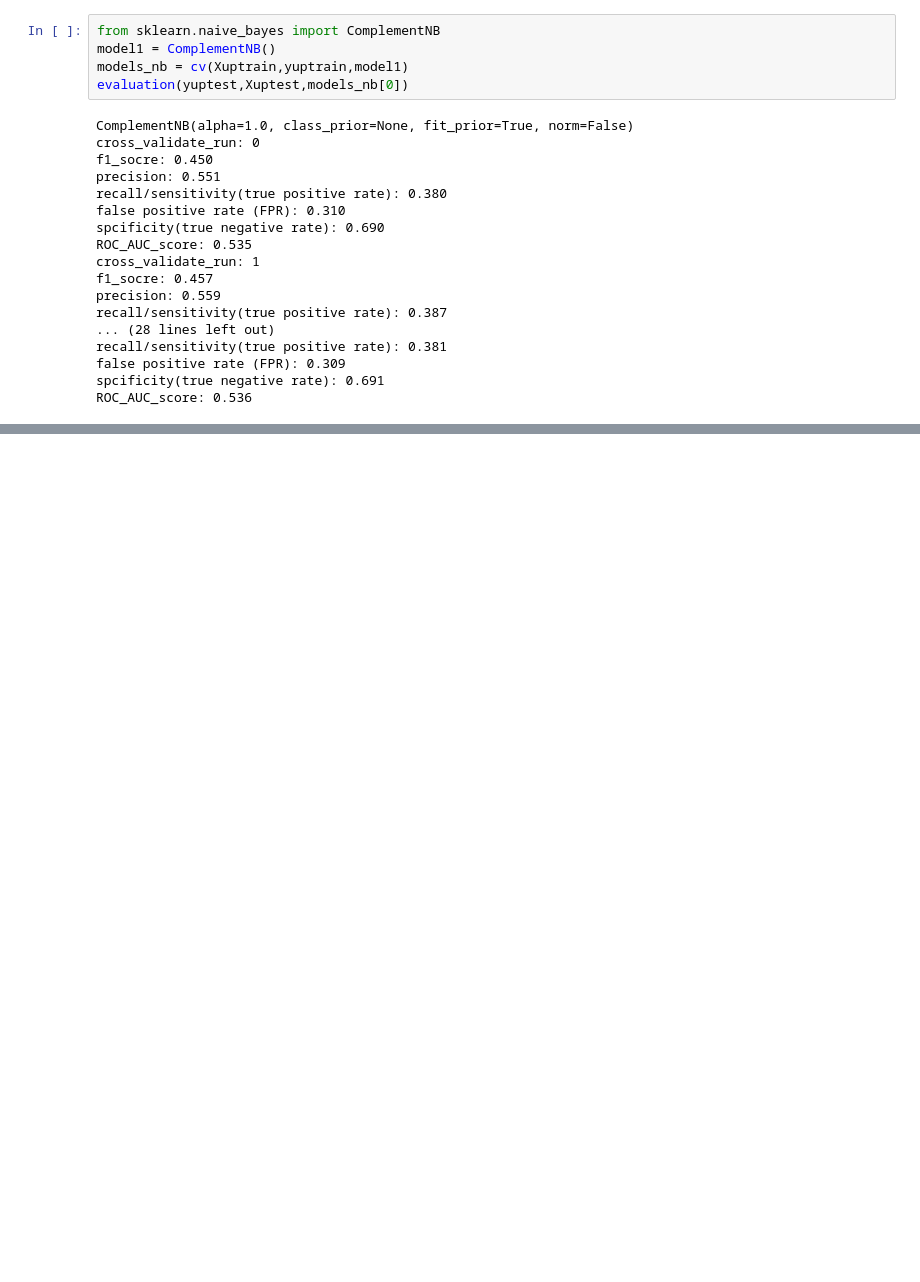
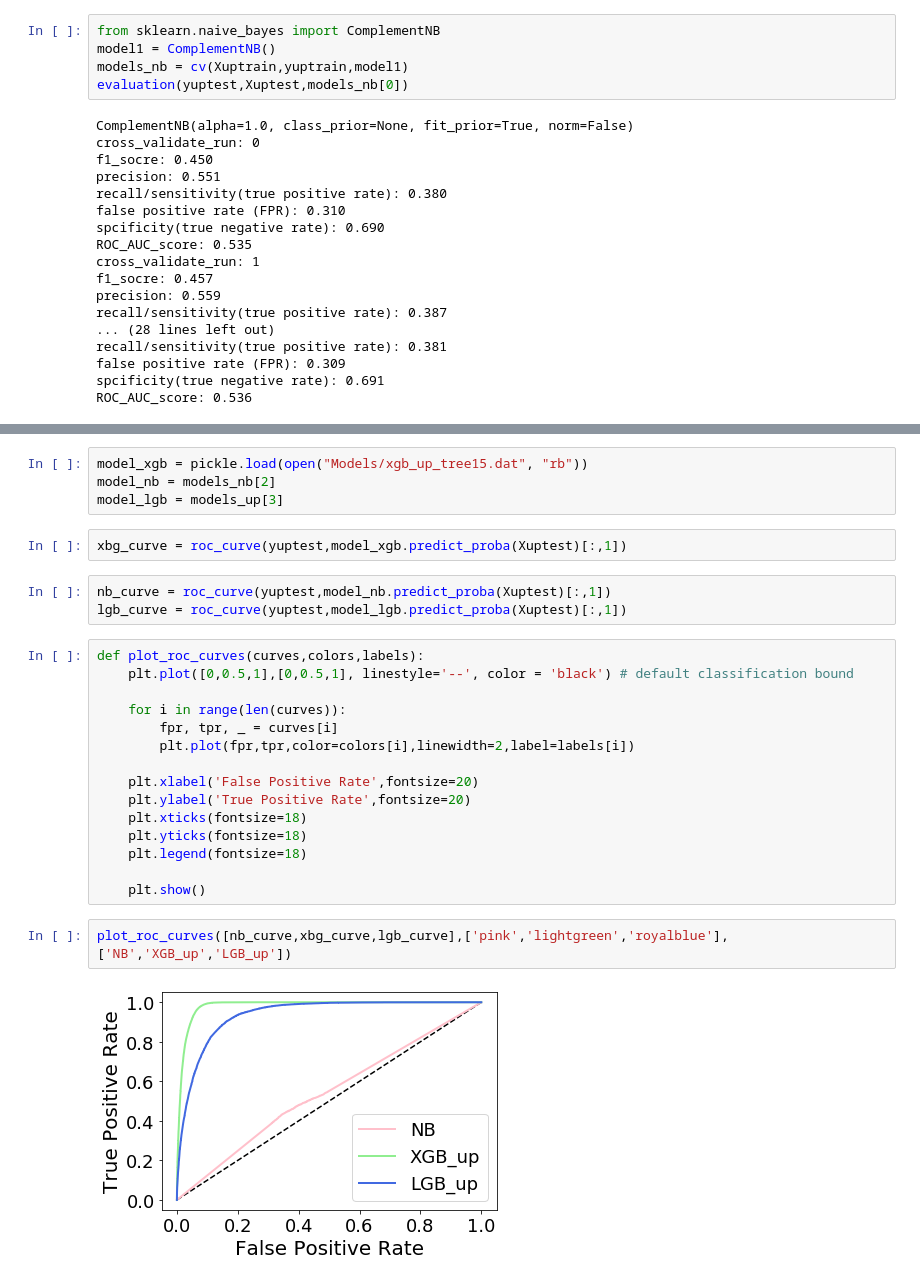
Before and after one commit to Shunling/Insight_HealthDataScience, a Jupyter notebook: Projects/P3/LightGBM_XGB_deeper_tree.ipynb, the cells around one changed output, grey strips where cells are left out. Cells and saved outputs as stored; diff of their text form; blank space fills up the shorter version.

```diff
--- a/Projects/P3/LightGBM_XGB_deeper_tree.ipynb
+++ b/Projects/P3/LightGBM_XGB_deeper_tree.ipynb
@@ -391,0 +604,28 @@ ROC_AUC_score: 0.536
+# %%
+model_xgb = pickle.load(open("Models/xgb_up_tree15.dat", "rb"))
+model_nb = models_nb[2]
+model_lgb = models_up[3]
+# %%
+xbg_curve = roc_curve(yuptest,model_xgb.predict_proba(Xuptest)[:,1])
+# %%
+nb_curve = roc_curve(yuptest,model_nb.predict_proba(Xuptest)[:,1])
+lgb_curve = roc_curve(yuptest,model_lgb.predict_proba(Xuptest)[:,1])
+# %%
+def plot_roc_curves(curves,colors,labels):
+    plt.plot([0,0.5,1],[0,0.5,1], linestyle='--', color = 'black') # default classification bound
+
+    for i in range(len(curves)):
+        fpr, tpr, _ = curves[i]
+        plt.plot(fpr,tpr,color=colors[i],linewidth=2,label=labels[i])
+
+    plt.xlabel('False Positive Rate',fontsize=20)
+    plt.ylabel('True Positive Rate',fontsize=20)
+    plt.xticks(fontsize=18)
+    plt.yticks(fontsize=18)
+    plt.legend(fontsize=18)
+
+    plt.show()
+# %%
+plot_roc_curves([nb_curve,xbg_curve,lgb_curve],['pink','lightgreen','royalblue'],['NB','XGB_up','LGB_up'])
+# %% [output]
+[figure, added]
```
Also changed, not shown: parts of 18 cells of this notebook.
